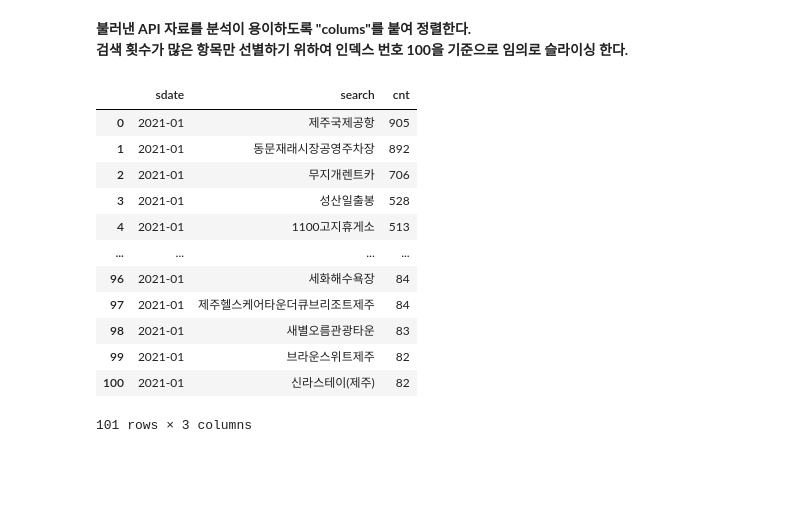
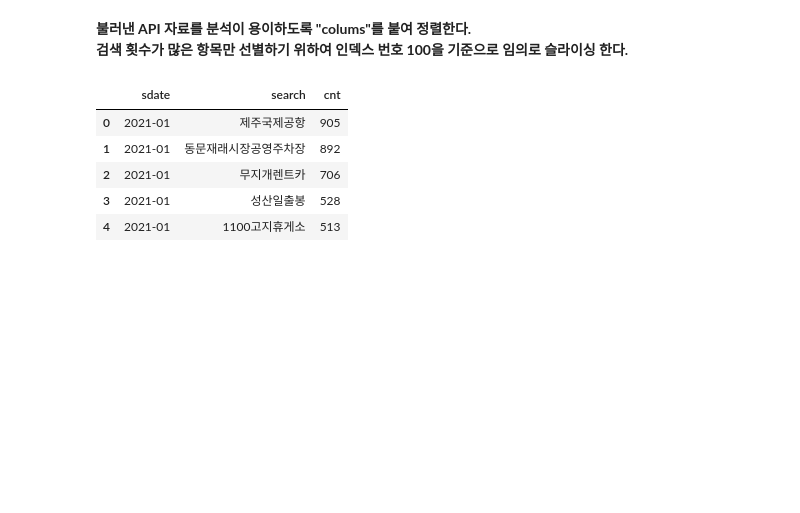
Before and after one commit to zal-eun/term-project, a Jupyter notebook: 서지은_2021103202.ipynb, the cells around one changed output. Drawn from its saved outputs; the diff is of its cells as text; code cells hidden in the pictures; blank space fills up the shorter version.

```diff
--- a/서지은_2021103202.ipynb
+++ b/서지은_2021103202.ipynb
@@ -506,25 +554,18 @@ http://api.jejuits.go.kr/api/infoSearchList?code=860528&startDt=20210101&endDt=2
 # %%
 data_list2 = result_dict2['info']
 cits_df = pd.DataFrame(data_list2)
 columns=['sdate','search','cnt' ]
 cits_df =pd.DataFrame(data= data_list2, columns=columns)
 cits_df.head()
 cits_df=cits_df.iloc[:101]
-cits_df
+cits_df.head()
 # %% [output]
 |  | sdate | search | cnt |
 | 0 | 2021-01 | 제주국제공항 | 905 |
 | 1 | 2021-01 | 동문재래시장공영주차장 | 892 |
 | 2 | 2021-01 | 무지개렌트카 | 706 |
 | 3 | 2021-01 | 성산일출봉 | 528 |
 | 4 | 2021-01 | 1100고지휴게소 | 513 |
-| ... | ... | ... | ... |
-| 96 | 2021-01 | 세화해수욕장 | 84 |
-| 97 | 2021-01 | 제주헬스케어타운더큐브리조트제주 | 84 |
-| 98 | 2021-01 | 새별오름관광타운 | 83 |
-| 99 | 2021-01 | 브라운스위트제주 | 82 |
-| 100 | 2021-01 | 신라스테이(제주) | 82 |
-101 rows × 3 columns
 # %% [markdown]
 <br>
 <br>
```
Also changed, not shown: parts of 7 cells of this notebook.
